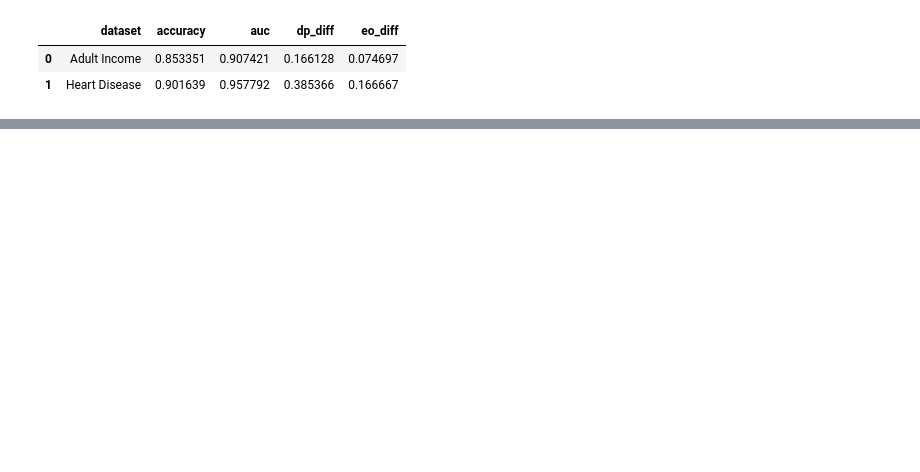
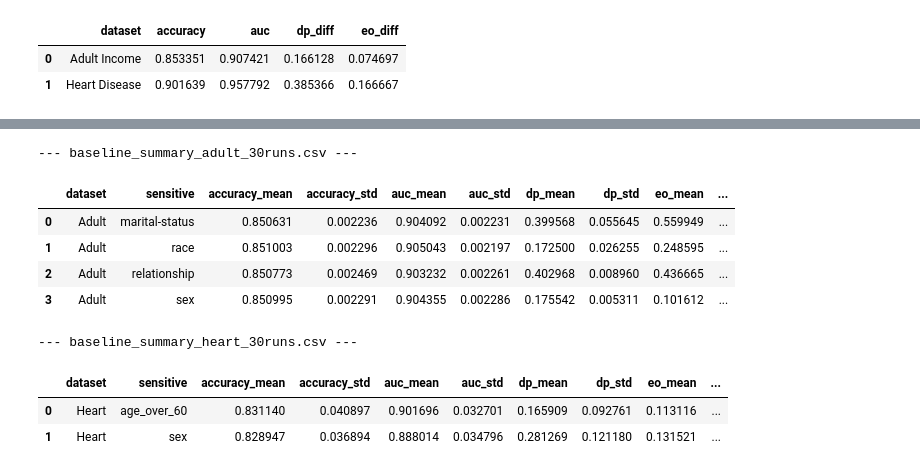
Before and after one commit to david-shodipo-brocku/Optimization-Algorithms-Bias-and-Accuracy-Tradeoffs, a Jupyter notebook: Optimization-Algorithms-Fairness-Accuracy Tradeoffs.ipynb, the cells around one changed output, grey strips where cells are left out. Cells and saved outputs as stored; diff of their text form; code cells hidden in the pictures; blank space fills up the shorter version.

```diff
--- a/Optimization-Algorithms-Fairness-Accuracy Tradeoffs.ipynb
+++ b/Optimization-Algorithms-Fairness-Accuracy Tradeoffs.ipynb
@@ -881,0 +1230,21 @@ combined_results_df.to_csv("baseline_results_combined.csv", index=False)
+# %%
+from pathlib import Path
+from IPython.display import display
+
+for fname in ["baseline_summary_adult_30runs.csv", "baseline_summary_heart_30runs.csv"]:
+    print(f"\n--- {fname} ---")
+    if Path(fname).exists():
+        display(pd.read_csv(fname))
+    else:
+        print("Missing file:", fname)
+# %% [output]
+--- baseline_summary_adult_30runs.csv ---
+|  | dataset | sensitive | accuracy_mean | accuracy_std | auc_mean | auc_std | dp_mean | dp_std | eo_mean | ... |
+| 0 | Adult | marital-status | 0.850631 | 0.002236 | 0.904092 | 0.002231 | 0.399568 | 0.055645 | 0.559949 | ... |
+| 1 | Adult | race | 0.851003 | 0.002296 | 0.905043 | 0.002197 | 0.172500 | 0.026255 | 0.248595 | ... |
+| 2 | Adult | relationship | 0.850773 | 0.002469 | 0.903232 | 0.002261 | 0.402968 | 0.008960 | 0.436665 | ... |
+| 3 | Adult | sex | 0.850995 | 0.002291 | 0.904355 | 0.002286 | 0.175542 | 0.005311 | 0.101612 | ... |
+--- baseline_summary_heart_30runs.csv ---
+|  | dataset | sensitive | accuracy_mean | accuracy_std | auc_mean | auc_std | dp_mean | dp_std | eo_mean | ... |
+| 0 | Heart | age_over_60 | 0.831140 | 0.040897 | 0.901696 | 0.032701 | 0.165909 | 0.092761 | 0.113116 | ... |
+| 1 | Heart | sex | 0.828947 | 0.036894 | 0.888014 | 0.034796 | 0.281269 | 0.121180 | 0.131521 | ... |
```
Also changed, not shown: parts of 22 cells of this notebook, 4 other files.
